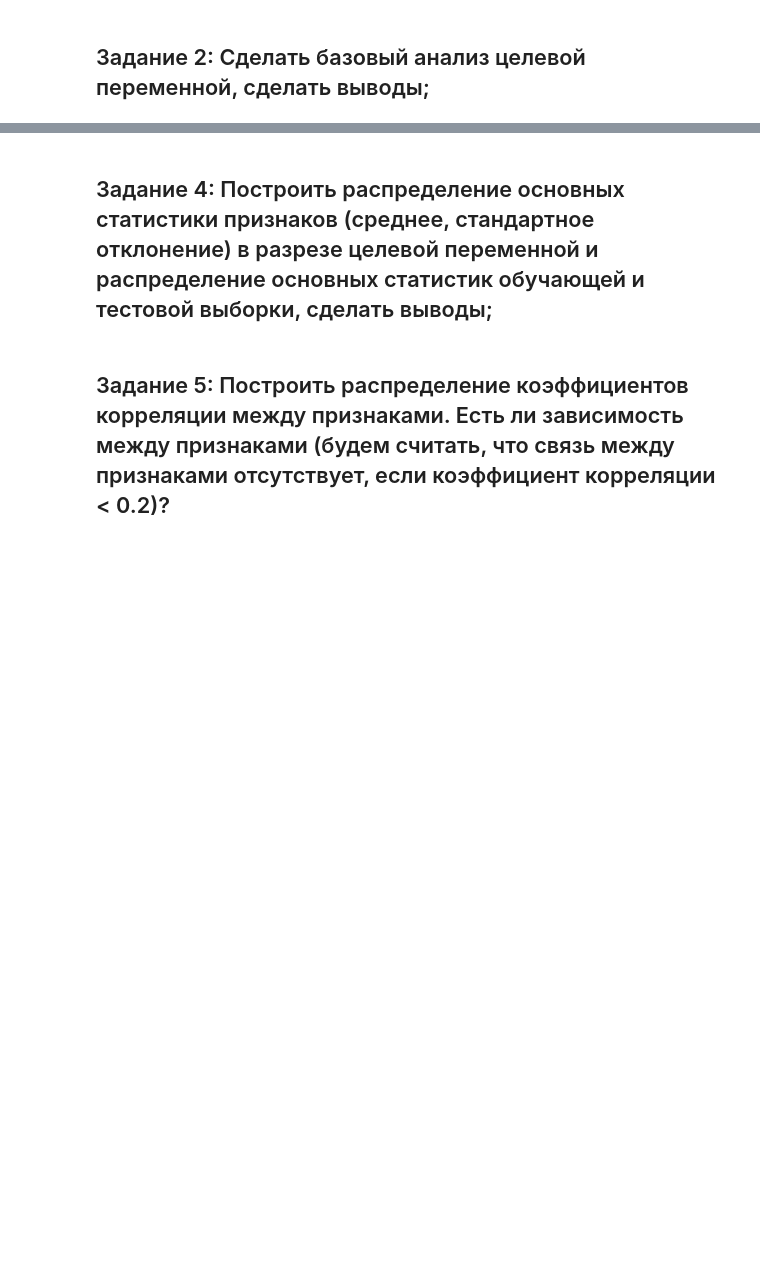
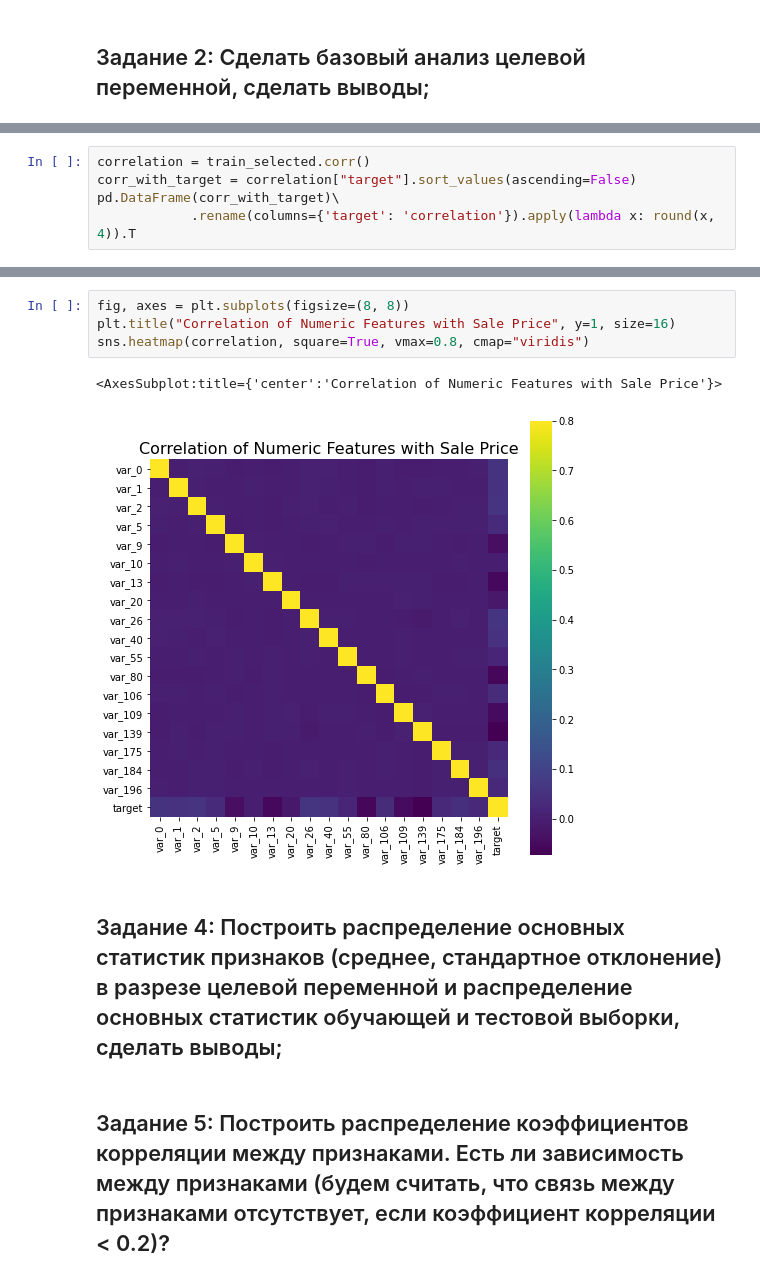
Before and after one commit to koryagin2006/GB_course_Sports_data_analysis, a Jupyter notebook: HW_1 Exploration Data Analysis.ipynb, the cells around one changed output, grey strips where cells are left out. Cells and saved outputs as stored; diff of their text form; blank space fills up the shorter version.

```diff
--- a/HW_1 Exploration Data Analysis.ipynb
+++ b/HW_1 Exploration Data Analysis.ipynb
@@ -116,0 +149,5 @@ msno.matrix(numerical_features);
+# %%
+correlation = train_selected.corr()
+corr_with_target = correlation["target"].sort_values(ascending=False)
+pd.DataFrame(corr_with_target)\
+            .rename(columns={'target': 'correlation'}).apply(lambda x: round(x, 4)).T
@@ -117,5 +179,12 @@ msno.matrix(numerical_features);
+# %%
+fig, axes = plt.subplots(figsize=(8, 8))
+plt.title("Correlation of Numeric Features with Sale Price", y=1, size=16)
+sns.heatmap(correlation, square=True, vmax=0.8, cmap="viridis")
+# %% [output]
+<AxesSubplot:title={'center':'Correlation of Numeric Features with Sale Price'}>
+[figure, added]
 # %% [markdown]
-## Задание 4: Построить распределение основных статистики признаков (среднее, стандартное отклонение) в разрезе целевой переменной и распределение основных статистик обучающей и тестовой выборки, сделать выводы;
+## Задание 4: Построить распределение основных статистик признаков (среднее, стандартное отклонение) в разрезе целевой переменной и распределение основных статистик обучающей и тестовой выборки, сделать выводы;
 # %% [markdown]
 ## Задание 5: Построить распределение коэффициентов корреляции между признаками. Есть ли зависимость между признаками (будем считать, что связь между признаками отсутствует, если коэффициент корреляции < 0.2)?
 # %% [markdown]
```
Also changed, not shown: parts of 8 cells of this notebook.
